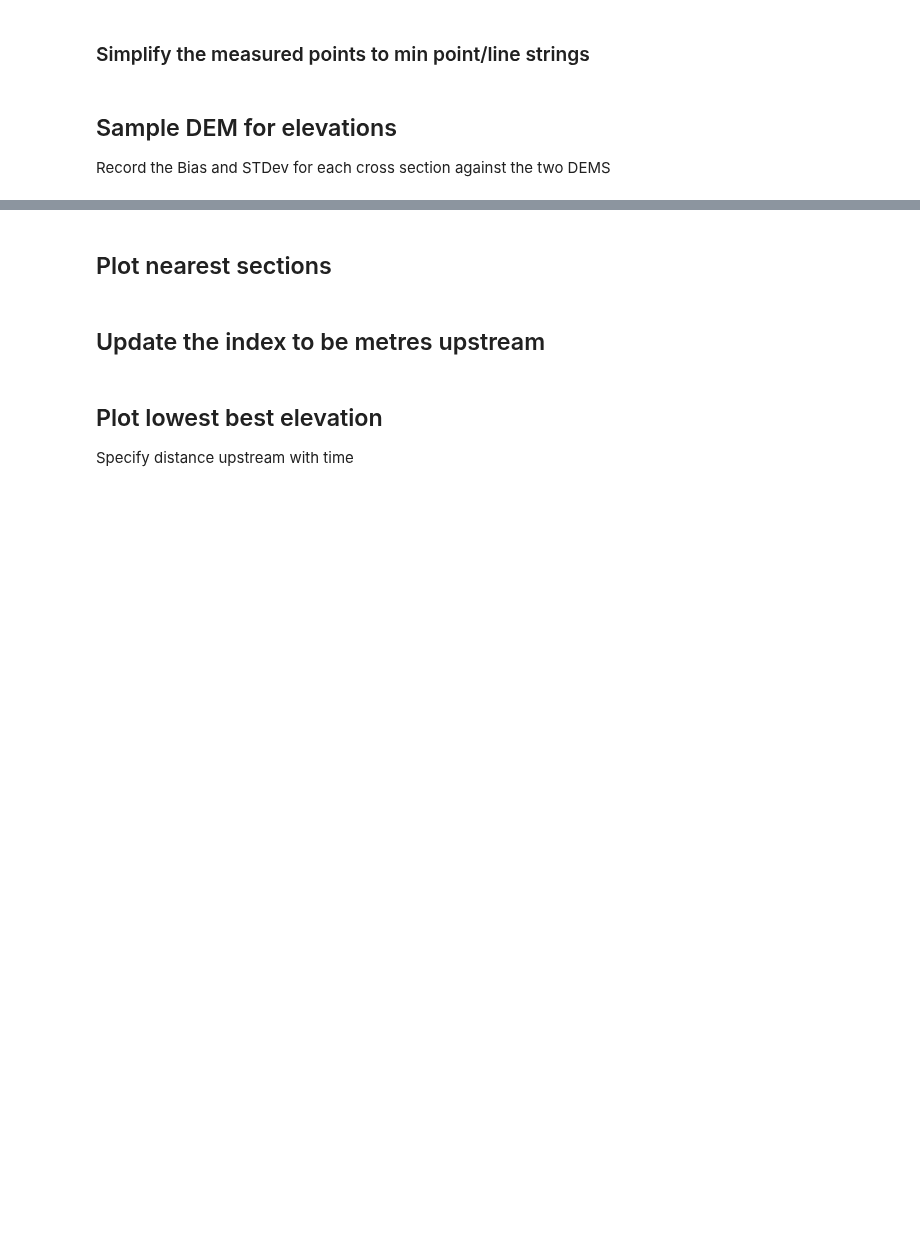
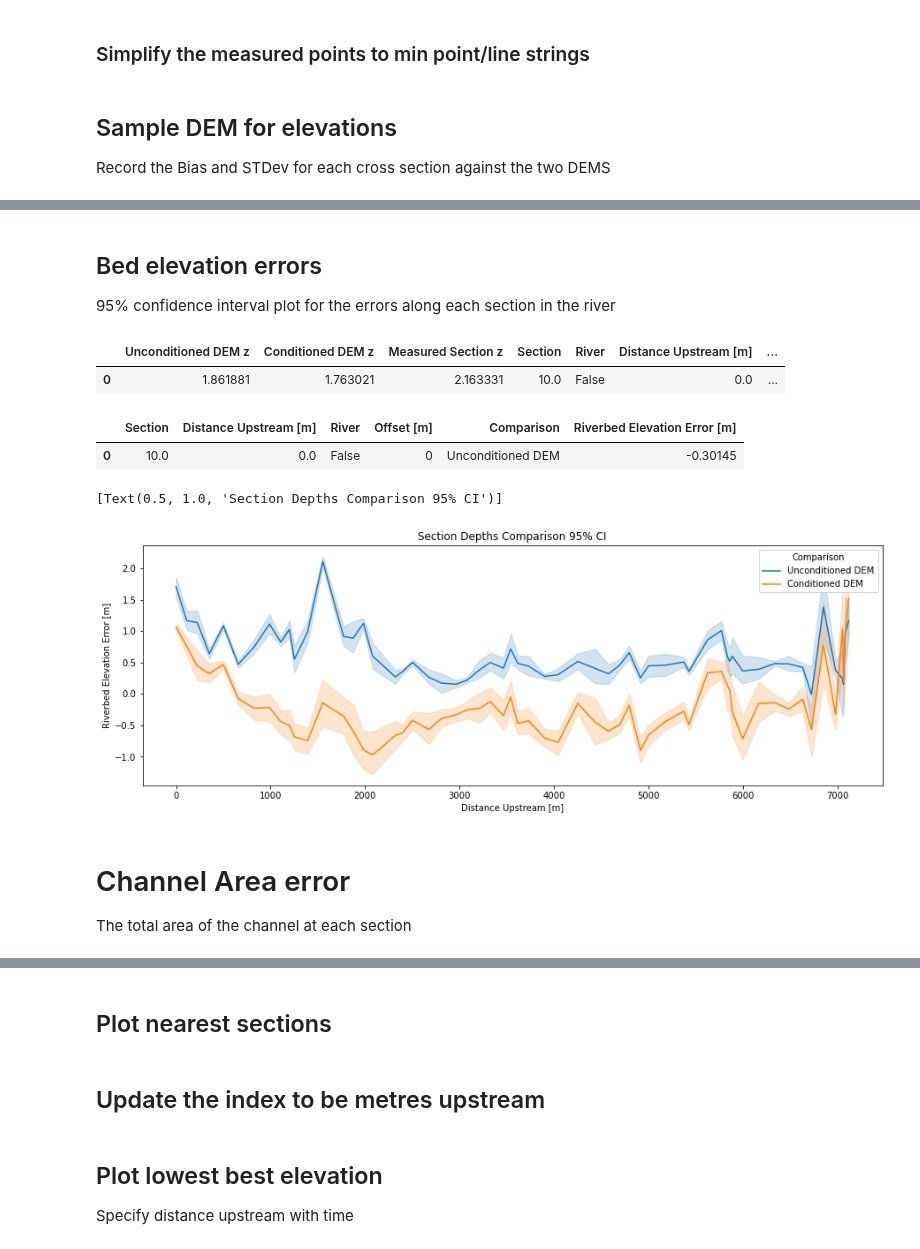
Before and after one commit to rosepearson/Hydrologic-DEMs-scripts, a Jupyter notebook: jupyter_notebooks/river_bathymetry/waikanae_paper_plots.ipynb, the cells around one changed output, grey strips where cells are left out. Cells and saved outputs as stored; diff of their text form; code cells hidden in the pictures; blank space fills up the shorter version.

Commit message:
Updated scripts for calculating error plots - cross section area done

```diff
--- a/jupyter_notebooks/river_bathymetry/waikanae_paper_plots.ipynb
+++ b/jupyter_notebooks/river_bathymetry/waikanae_paper_plots.ipynb
@@ -30,6 +30,6 @@ horizontal_crs = 2193
 # %% [markdown]
 ### Load in GeoFabrics Bathymetry estimates
 # %%
-cache_path = pathlib.Path(fr"C:\Users\pearsonra\Documents\data\Waikanae\caches\Wellington_2013\measured_river_2x10_spacing")
+cache_path = pathlib.Path(fr"C:\Users\pearsonra\Documents\data\Waikanae\caches\Wellington_2013\measured_river")
 dem_river = rioxarray.rioxarray.open_rasterio(cache_path / "dem_10m_rivers_and_oceans.nc", masked=True).squeeze("band", drop=True)
 dem_no_river = rioxarray.rioxarray.open_rasterio(cache_path / "dem_10m_oceans.nc", masked=True).squeeze("band", drop=True)
@@ -169,19 +88,0 @@ channel_area = comparisons_sampled.drop(
-# %%
-comparisons_measured_summary = {"Unconditioned DEM bias": [], "Unconditioned DEM std": [], "Conditioned DEM bias": [], "Conditioned DEM std": []}
-for index, row in measured_lines.iterrows():
-    print(f"Section number = {index}")
-    measured_z = []
-    sampled_rivers_z = []
-    sampled_no_rivers_z = []
-    for x, y, z in row.geometry.coords:
-        measured_z.append(z)
-        sampled_no_rivers_z.append(float(dem_no_river.z.interp(x=x, y=y)))
-        sampled_rivers_z.append(float(dem_river.z.interp(x=x, y=y)))
-    measured_z = numpy.asarray(measured_z)
-    sampled_no_rivers_z = numpy.asarray(sampled_no_rivers_z)
-    sampled_rivers_z = numpy.asarray(sampled_rivers_z)
-    comparisons_measured_summary["Unconditioned DEM bias"].append(numpy.mean(measured_z - sampled_no_rivers_z))
-    comparisons_measured_summary["Unconditioned DEM std"].append(numpy.std(measured_z - sampled_no_rivers_z))
-    comparisons_measured_summary["Conditioned DEM bias"].append(numpy.mean(measured_z - sampled_rivers_z))
-    comparisons_measured_summary["Conditioned DEM std"].append(numpy.std(measured_z - sampled_rivers_z))
-comparisons_measured_summary = pandas.DataFrame.from_dict(comparisons_measured_summary)
@@ -203,0 +135,3 @@ ax.spines['bottom'].set_position('zero')
+# %% [markdown]
+## Bed elevation errors
+95% confidence interval plot for the errors along each section in the river
@@ -203,0 +141,25 @@ ax.spines['bottom'].set_position('zero')
+# %%
+comparisons_sampled.head(1)
+# %% [output]
+|  | Unconditioned DEM z | Conditioned DEM z | Measured Section z | Section | River | Distance Upstream [m] | ... |
+| 0 | 1.861881 | 1.763021 | 2.163331 | 10.0 | False | 0.0 | ... |
+# %%
+comparisons_for_plotting=comparisons_sampled.rename(
+    columns={"Unconditioned DEM Elevation Errors": "Unconditioned DEM", "Conditioned DEM Elevation Errors": "Conditioned DEM"}).drop(
+    columns=["Unconditioned DEM z", "Conditioned DEM z", "Measured Section z"]).melt(
+    id_vars=["Section", "Distance Upstream [m]", "River", "Offset [m]"], var_name="Comparison", value_name="Riverbed Elevation Error [m]")
+# %%
+comparisons_for_plotting.head(1)
+# %% [output]
+|  | Section | Distance Upstream [m] | River | Offset [m] | Comparison | Riverbed Elevation Error [m] |
+| 0 | 10.0 | 0.0 | False | 0 | Unconditioned DEM | -0.30145 |
+# %%
+import matplotlib.pyplot
+fig, ax = matplotlib.pyplot.subplots(ncols=1, nrows=1, figsize=(15, 5))
+seaborn.lineplot(ax=ax, data=comparisons_for_plotting[comparisons_for_plotting["River"]], x="Distance Upstream [m]", y="Riverbed Elevation Error [m]", hue="Comparison").set(title='Section Depths Comparison 95% CI')
+# %% [output]
+[Text(0.5, 1.0, 'Section Depths Comparison 95% CI')]
+[figure, added]
+# %% [markdown]
+# Channel Area error
+The total area of the channel at each section
```
Also changed, not shown: parts of 41 cells of this notebook.
